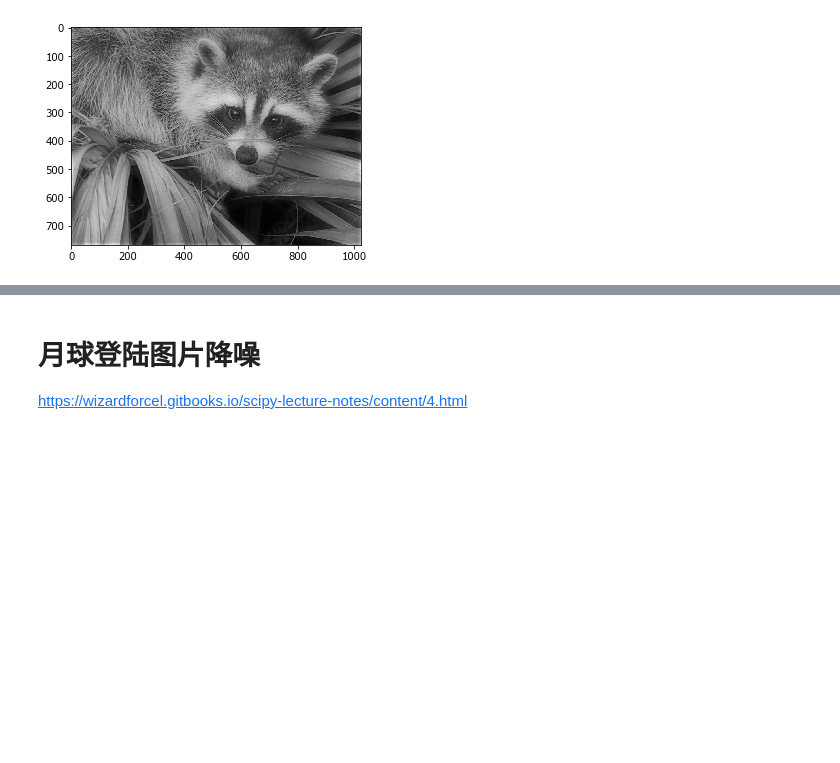
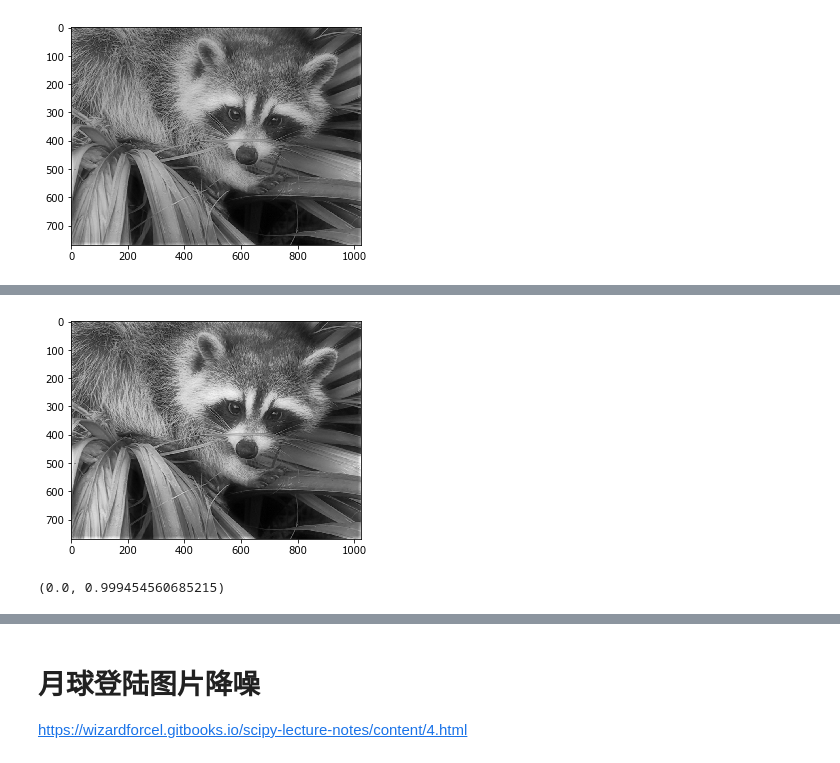
Before and after one commit to yexxyy/jupyter_notebook, a Jupyter notebook: 工具学习/scipy.ipynb, the cells around one changed output, grey strips where cells are left out. Saved outputs shown, nothing was run; the diff lists cells and outputs as text; code cells hidden in the pictures; blank space fills up the shorter version.

```diff
--- a/工具学习/scipy.ipynb
+++ b/工具学习/scipy.ipynb
@@ -71,3 +95,11 @@ show(recovered)
+# %%
+#将曲线运用到图片recovered
+curved=np.apply_along_axis(lambda arr:[curve_s(x) for x in arr],1,normalization)
+show(curved)
+np.min(curved),np.max(curved)
+# %% [output]
+[figure, added]
+(0.0, 0.999454560685215)
 # %%
 radius=20
 scope=np.arange(-radius,radius+1)
```
Also changed, not shown: parts of 8 cells of this notebook, 2 other files.
